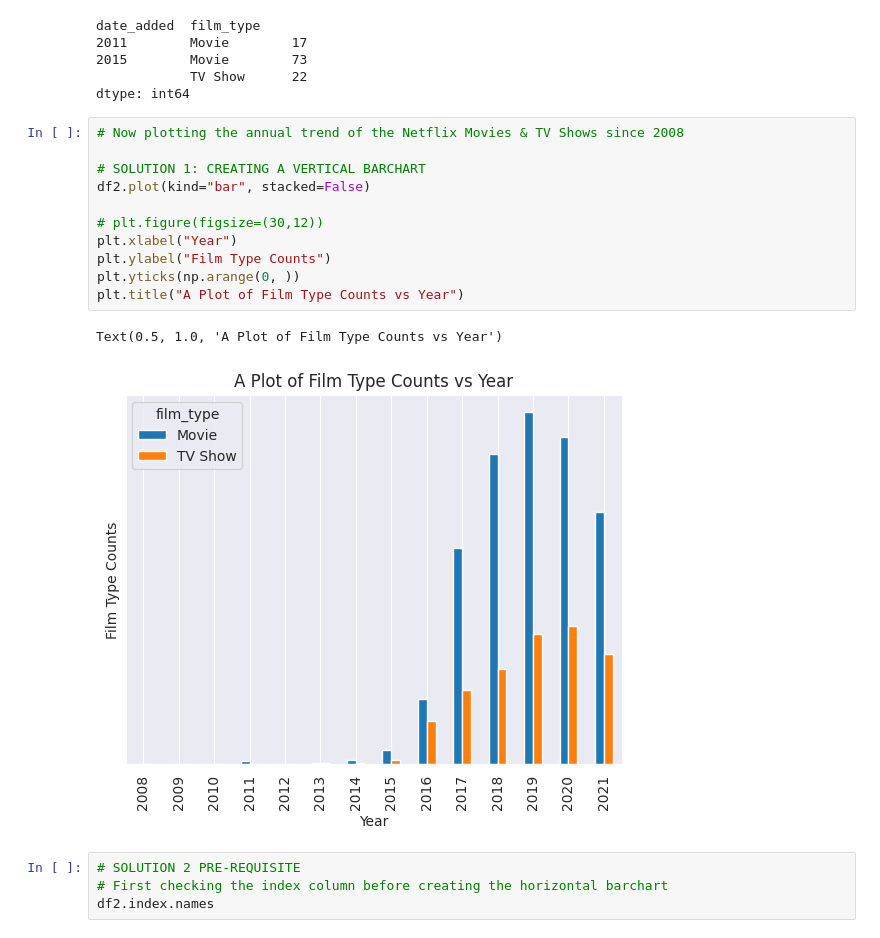
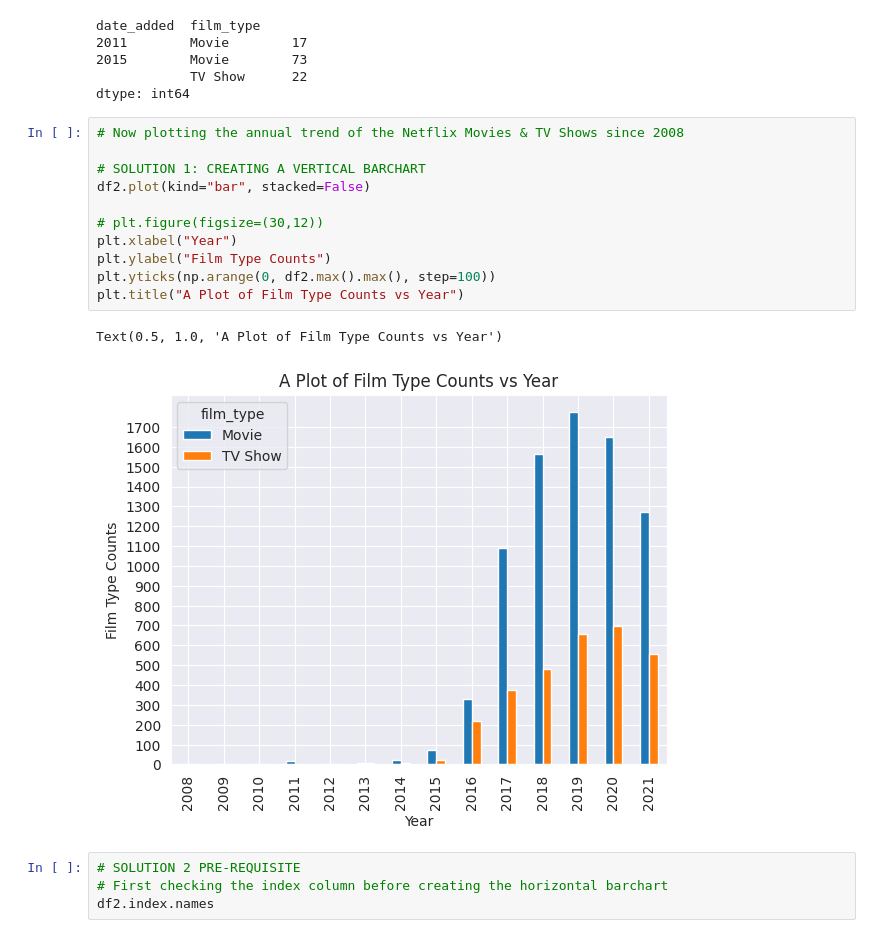
Before and after one commit to mutumagitonga/Netflix-Movies-and-TV-Shows-Data-Analysis, a Jupyter notebook: netflix_movies_and_shows.ipynb, the cells around one changed output. Drawn from its saved outputs; the diff is of its cells as text.

```diff
--- a/netflix_movies_and_shows.ipynb
+++ b/netflix_movies_and_shows.ipynb
@@ -904,17 +904,17 @@ dtype: int64
 # %%
 # Now plotting the annual trend of the Netflix Movies & TV Shows since 2008
 
 # SOLUTION 1: CREATING A VERTICAL BARCHART
 df2.plot(kind="bar", stacked=False)
 
 # plt.figure(figsize=(30,12))
 plt.xlabel("Year")
 plt.ylabel("Film Type Counts")
-plt.yticks(np.arange(0, ))
+plt.yticks(np.arange(0, df2.max().max(), step=100))
 plt.title("A Plot of Film Type Counts vs Year")
 # %% [output]
 Text(0.5, 1.0, 'A Plot of Film Type Counts vs Year')
-[figure, old version]
+[figure, new version]
 # %%
 # SOLUTION 2 PRE-REQUISITE
 # First checking the index column before creating the horizontal barchart
```
Also changed, not shown: parts of 1 cell of this notebook.
